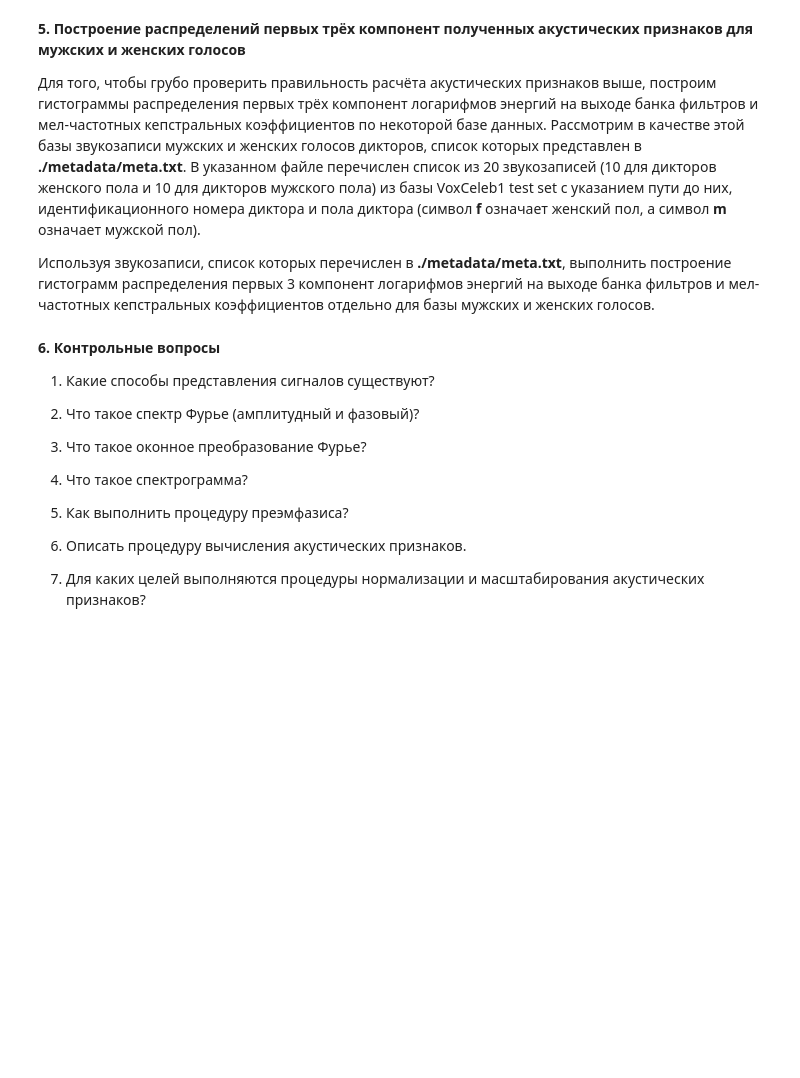
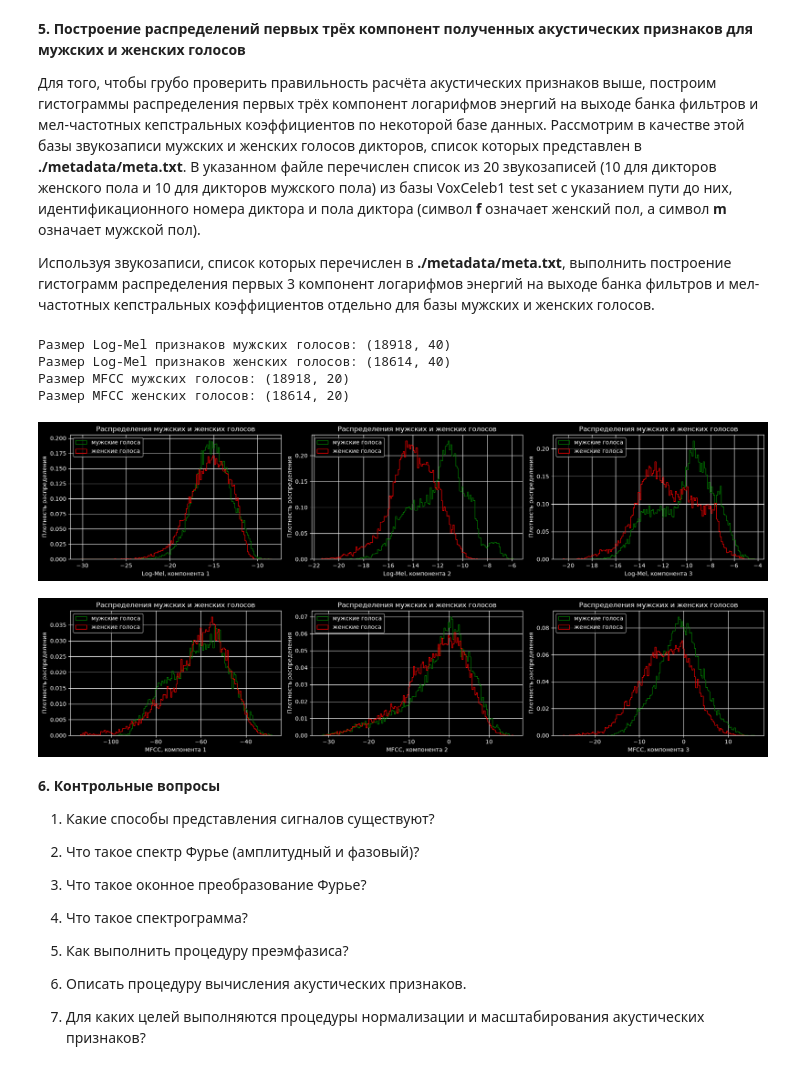
Before and after one commit to Defort92/sr_labs_book, a Jupyter notebook: lab1/lab1_blank.ipynb, the cells around one changed output. Saved outputs shown, nothing was run; the diff lists cells and outputs as text; code cells hidden in the pictures; blank space fills up the shorter version.

```diff
--- a/lab1/lab1_blank.ipynb
+++ b/lab1/lab1_blank.ipynb
@@ -127,0 +199,30 @@ print(NOTEBOOK_LOADING_COMPLETE_MESSAGE)
+# %%
+print(NOTEBOOK_LOADING_MESSAGE.format(path=path_to_wav))
+
+def load_audio_file(path):
+    # Загрузка wav, преобразование в моно и приведение к 16 кГц
+    signal, sample_rate = sf.read(path, dtype='float64', always_2d=False)
+    signal = np.asarray(signal, dtype=np.float64)
+    if signal.ndim == 2:
+        signal = signal.mean(axis=1)
+    if signal.ndim != 1:
+        raise ValueError('Аудиосигнал должен быть одномерным или стереофоническим')
+
+    if sample_rate != TARGET_SAMPLE_RATE:
+        divisor = np.gcd(sample_rate, TARGET_SAMPLE_RATE)
+        signal = resample_poly(
+            signal,
+            TARGET_SAMPLE_RATE // divisor,
+            sample_rate // divisor,
+        )
+        sample_rate = TARGET_SAMPLE_RATE
+
+    peak = np.max(np.abs(signal)) if signal.size else 0.0
+    if peak > 0:
+        signal = signal / peak
+    return signal, sample_rate
+
+
+signal, sample_rate = load_audio_file(path_to_wav)
+
+print(NOTEBOOK_LOADING_COMPLETE_MESSAGE)
@@ -343,18 +462,16 @@ female_mfcc_features = []
 
 for (path_to_wav, gender) in zip(paths, genders):
     # Загрузка и нормализация сигнала
-    signal, sample_rate = torchaudio.load(path_to_wav)
-    signal = signal.numpy().squeeze(axis=0)
-    signal = signal/np.abs(signal).max()
+    signal, sample_rate = load_audio_file(path_to_wav)
 
     # Вычисление акустических признаков
-    filter_banks_mvn, mfcc_cmvn = compute_feats(signal)
+    filter_banks_features, mfcc_features = compute_feats(signal)
     if gender == MALE_GENDER_CODE:
-        male_fb_features.append(filter_banks_mvn)
-        male_mfcc_features.append(mfcc_cmvn)
+        male_fb_features.append(filter_banks_features)
+        male_mfcc_features.append(mfcc_features)
     else:
-        female_fb_features.append(filter_banks_mvn)
-        female_mfcc_features.append(mfcc_cmvn)
+        female_fb_features.append(filter_banks_features)
+        female_mfcc_features.append(mfcc_features)
 
 male_fb_features = np.concatenate(male_fb_features)
 print(NOTEBOOK_MALE_LOG_MEL_SHAPE_MESSAGE.format(shape=male_fb_features.shape))
@@ -364,33 +481,40 @@ print(NOTEBOOK_FEMALE_LOG_MEL_SHAPE_MESSAGE.format(shape=female_fb_features.shap
 
 male_mfcc_features = np.concatenate(male_mfcc_features)
 print(NOTEBOOK_MALE_MFCC_SHAPE_MESSAGE.format(shape=male_mfcc_features.shape))
 
 female_mfcc_features = np.concatenate(female_mfcc_features)
 print(NOTEBOOK_FEMALE_MFCC_SHAPE_MESSAGE.format(shape=female_mfcc_features.shape))
 
 
 def plot_first_three_components(male, female, feature_name):
     fig, axes = plt.subplots(1, 3, figsize=(18, 4))
     for comp_number, ax in enumerate(axes):
         male_component = male[:, comp_number]
         female_component = female[:, comp_number]
         min_value = min(male_component.min(), female_component.min())
         max_value = max(male_component.max(), female_component.max())
         bins = min(150, max(20, int(sqrt(len(male_component) + len(female_component)))))
         ax.hist(male_component, bins, histtype='step', color='green',
                 range=(min_value, max_value), density=True, label=LABEL_MALE)
         ax.hist(female_component, bins, histtype='step', color='red',
                 range=(min_value, max_value), density=True, label=LABEL_FEMALE)
         ax.set_xlabel(f'{feature_name}, компонента {comp_number + 1}')
         ax.set_ylabel(LABEL_DENSITY)
         ax.set_title(TITLE_GENDER_DISTRIBUTIONS)
         ax.grid()
         ax.legend()
     plt.tight_layout()
     plt.show()
 
 plot_first_three_components(male_fb_features, female_fb_features, 'Log-Mel')
 plot_first_three_components(male_mfcc_features, female_mfcc_features, 'MFCC')
+# %% [output]
+Размер Log-Mel признаков мужских голосов: (18918, 40)
+Размер Log-Mel признаков женских голосов: (18614, 40)
+Размер MFCC мужских голосов: (18918, 20)
+Размер MFCC женских голосов: (18614, 20)
+[figure, added]
+[figure, added]
 # %% [markdown]
 **6. Контрольные вопросы**
 
```
Also changed, not shown: parts of 17 cells of this notebook, 1 other file.
